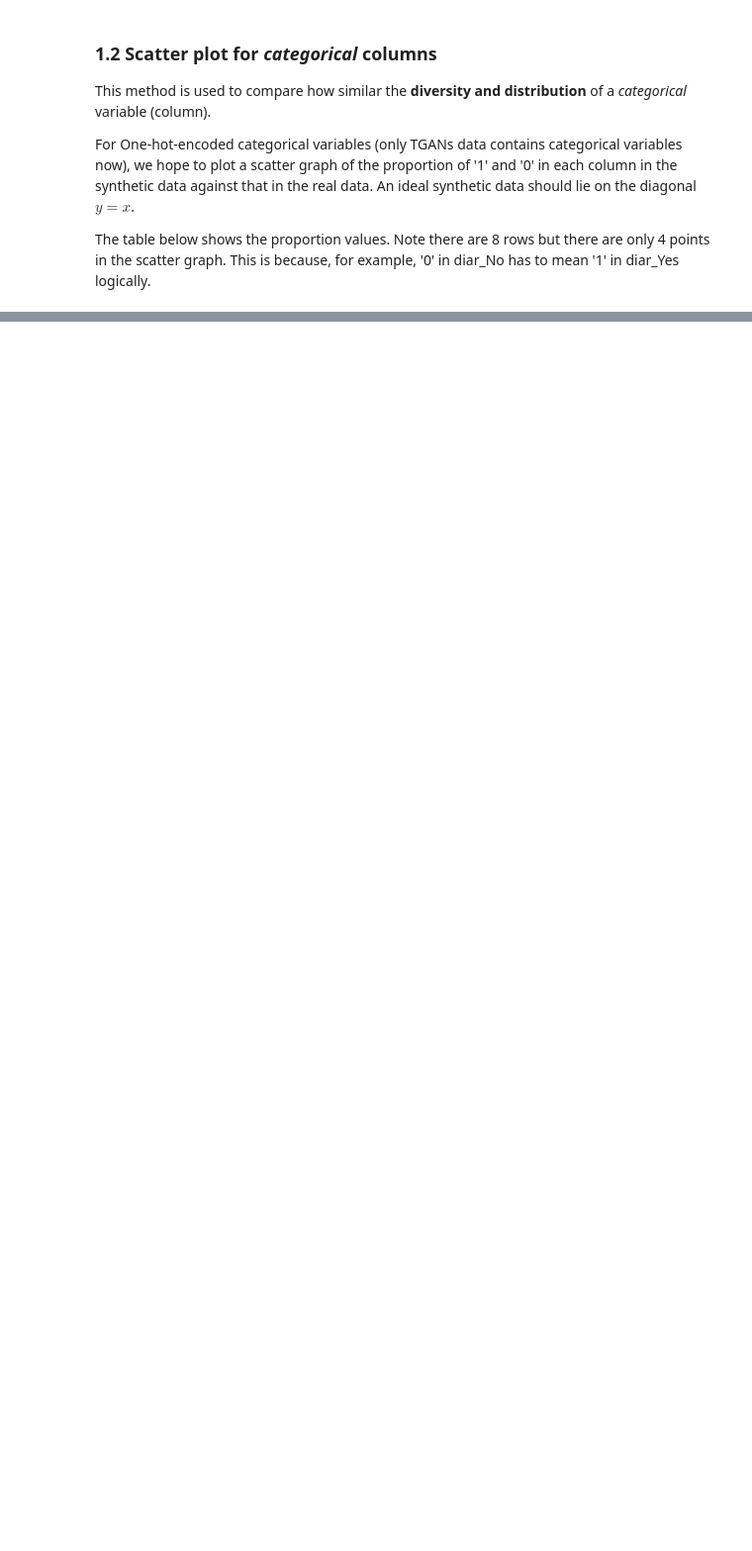
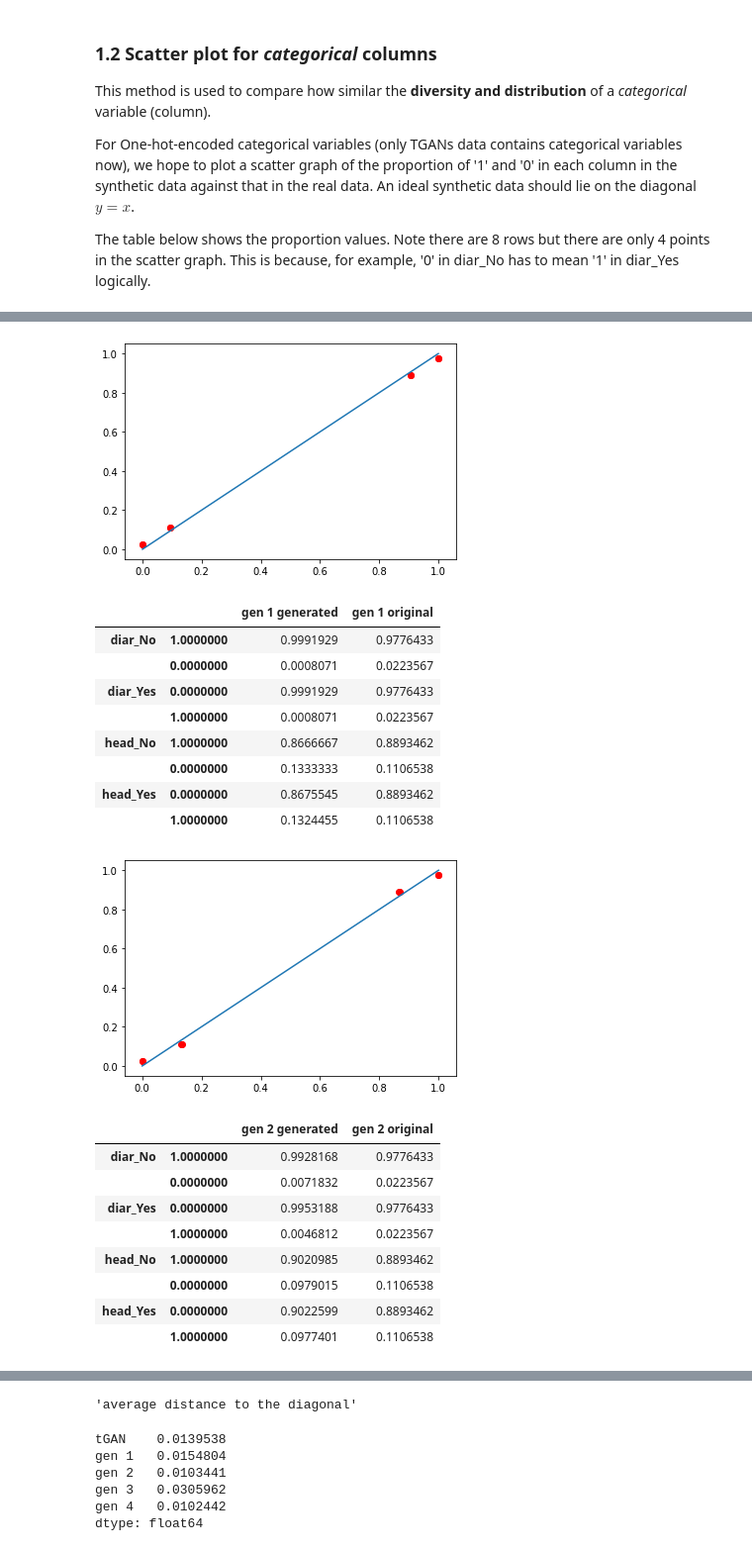
Before and after one commit to noo-rashbass/synthetic-data-service, a Jupyter notebook: Aisha/Evaluations 0824/1.1&1.2 Distribution Similarity Tests 0824.ipynb, the cells around one changed output, grey strips where cells are left out. Shown at 99% size. Drawn from its saved outputs; the diff is of its cells as text; code cells hidden in the pictures; blank space fills up the shorter version.

```diff
--- a/Aisha/Evaluations 0824/1.1&1.2 Distribution Similarity Tests 0824.ipynb
+++ b/Aisha/Evaluations 0824/1.1&1.2 Distribution Similarity Tests 0824.ipynb
@@ -195,0 +125,3 @@ The closer the p to 1, the more similar the distribution of the synthetic data i
+# %%
+pd.set_option('display.float_format', lambda x: '%.7f' % x)
+display('p value table',p_df)
@@ -343,0 +211,28 @@ Though tgan gives the least distance value, but it completely ignores diar_Yes,
+# %%
+#Remove all numerical columns
+tgan_ori_cat = tgan_ori_nozero.iloc[:,6:]
+tgan_gen_cat = tgan_gen_nozero.iloc[:,6:]
+ori_cat = ori_df.iloc[:,6:]
+gen_1_cat = gen_1_df.iloc[:,6:]
+gen_2_cat = gen_2_df.iloc[:,6:]
+gen_3_cat = gen_3_df.iloc[:,6:]
+gen_4_cat = gen_4_df.iloc[:,6:]
+tgan_ori_nozero_cat = tgan_ori_nozero.iloc[:,6:]
+tgan_gen_nozero_cat = tgan_gen_nozero.iloc[:,6:]
+
+#Set up a dictionary for furture loop
+synthetic_cat_dic = {'tGAN':[tgan_ori_cat,tgan_gen_cat],\
+                      'gen 1':[tgan_ori_cat,gen_1_cat],'gen 2':[tgan_ori_cat,gen_2_cat],'gen 3':[ori_cat,gen_3_cat],\
+                      'gen 4':[tgan_ori_cat,gen_4_cat]}
+syn_keys = list(synthetic_cat_dic.keys())
+n = len(syn_keys)
+# %%
+#Implement with all synthetic data and the corresponding real data.
+d_array = np.zeros(n)
+for i in range(n):
+    key = syn_keys[i]
+    distance = Scatter_Distance(synthetic_cat_dic[key][0],synthetic_cat_dic[key][1],syn_name = key)
+    d_array[i] = distance
+distance_series= pd.Series(d_array,index = syn_keys)
+display('average distance to the diagonal', distance_series)
+# %% [output]
@@ -343,0 +248,20 @@ Though tgan gives the least distance value, but it completely ignores diar_Yes,
+[figure, added]
+|  |  | gen 1 generated | gen 1 original |
+| diar_No | 1.0000000 | 0.9991929 | 0.9776433 |
+|  | 0.0000000 | 0.0008071 | 0.0223567 |
+| diar_Yes | 0.0000000 | 0.9991929 | 0.9776433 |
+|  | 1.0000000 | 0.0008071 | 0.0223567 |
+| head_No | 1.0000000 | 0.8666667 | 0.8893462 |
+|  | 0.0000000 | 0.1333333 | 0.1106538 |
+| head_Yes | 0.0000000 | 0.8675545 | 0.8893462 |
+|  | 1.0000000 | 0.1324455 | 0.1106538 |
+[figure, added]
+|  |  | gen 2 generated | gen 2 original |
+| diar_No | 1.0000000 | 0.9928168 | 0.9776433 |
+|  | 0.0000000 | 0.0071832 | 0.0223567 |
+| diar_Yes | 0.0000000 | 0.9953188 | 0.9776433 |
+|  | 1.0000000 | 0.0046812 | 0.0223567 |
+| head_No | 1.0000000 | 0.9020985 | 0.8893462 |
+|  | 0.0000000 | 0.0979015 | 0.1106538 |
+| head_Yes | 0.0000000 | 0.9022599 | 0.8893462 |
+|  | 1.0000000 | 0.0977401 | 0.1106538 |
@@ -343,0 +289,7 @@ Though tgan gives the least distance value, but it completely ignores diar_Yes,
+'average distance to the diagonal'
+tGAN    0.0139538
+gen 1   0.0154804
+gen 2   0.0103441
+gen 3   0.0305962
+gen 4   0.0102442
+dtype: float64
```
Also changed, not shown: parts of 29 cells of this notebook, 2 other files.
